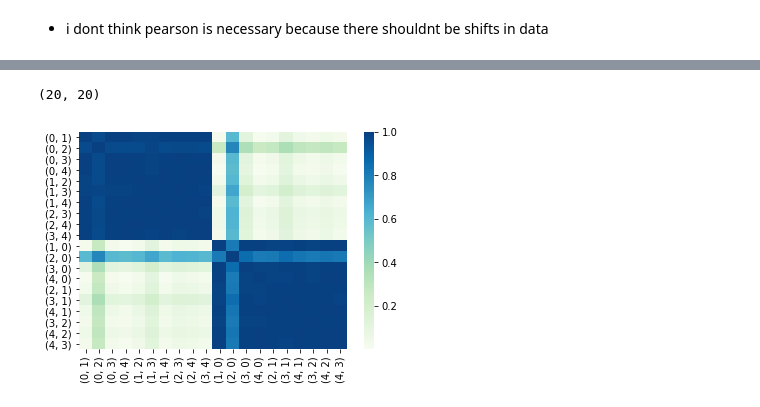
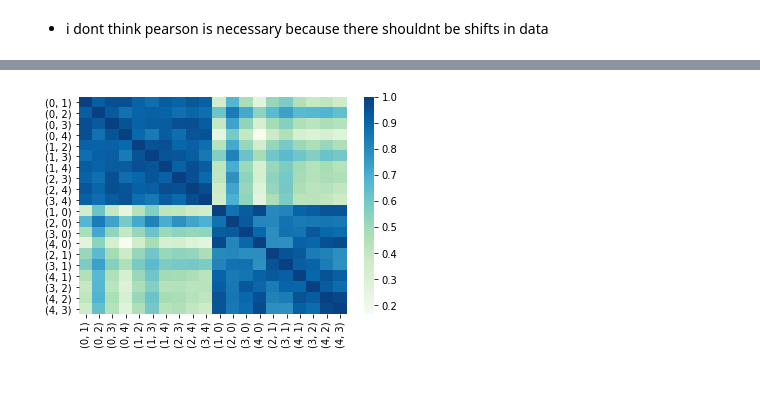
Before and after one commit to riddhi0101/Learning-NeuralNets, a Jupyter notebook: ActivationsRec.ipynb, the cells around one changed output, grey strips where cells are left out. Cells and saved outputs as stored; diff of their text form; code cells hidden in the pictures.

```diff
--- a/ActivationsRec.ipynb
+++ b/ActivationsRec.ipynb
@@ -236,15 +236,19 @@ class ModelFull(nn.Module):
         self.lin2 = nn.Linear(h1d, h2d)
         self.lin3 = nn.Linear(h2d, h3d)
         self.lin4 = nn.Linear(h3d, outd)
-        self.activations = []
+        self.activations1 = []
+        self.activations2 = []
+        self.activations3 = []
         self.pairs = []
 
     def forward(self, x, recActivations = False):
         if recActivations:
             x1 = torch.relu(self.lin1(x))
+            self.activations1.append(x1)
             x2 = torch.relu(self.lin2(x1))
+            self.activations2.append(x2)
             x3 = torch.relu(self.lin3(x2))
-            self.activations.append(x3)
+            self.activations3.append(x3)
             x4 = torch.sigmoid(self.lin4(x3))
             return x4
         else:
@@ -432,12 +450,2 @@ print (len(avgDict.keys()))
 # %% [output]
 20
-# %%
-sortedKeys = sorted(avgDict)
-print(sortedKeys)
-sortedMatrix = np.empty([20,64])
-sortedMatrixUnit = np.empty([20,64])
-for i in range(20):
-    key = sortedKeys[i]
-    sortedMatrix[i] = avgDict[key]
-    sortedMatrixUnit[i] =  avgDict[key]/np.linalg.norm(avgDict[key])
-print(sortedMatrixUnit)
@@ -453 +452,17 @@ print(sortedMatrixUnit)
+# %%
+
+# takes keys to sort by and returns a matrix in that order
+def sortbykey(sortedKeys, avgDict):
+    size1 = avgDict[(0,1)].shape[0]
+    sortedMatrix = np.empty([20,size1])
+    for i in range(20):
+        key = sortedKeys[i]
+        sortedMatrix[i] = avgDict[key]
+    return sortedMatrix
+
+def mkUnitbyRow(matrix):
+    unitMatrix = np.empty(list(matrix.shape))
+    for i in range(20):
+        unitMatrix[i] =  matrix[i]/np.linalg.norm(matrix[i])
+    return unitMatrix
 # %%
@@ -543,7 +500,7 @@ hm = sns.heatmap(simSorted1, xticklabels=sortbypair, yticklabels=sortbypair, cma
 # %%
-simSorted2 = simMatrix(lgMatrixUnit)
-print(simSorted2.shape)
-hm = sns.heatmap(simSorted2, xticklabels=lessGreater, yticklabels=lessGreater, cmap="GnBu")
+lgActiv2 = sortbykey(lessGreater, avgDict2)
+lgActiv2 = mkUnitbyRow(lgActiv2)
+simlgActiv2 = np.matmul(lgActiv2,np.transpose(lgActiv2))
+hm = sns.heatmap(simlgActiv2, xticklabels=lessGreater, yticklabels=lessGreater, cmap="GnBu")
 # %% [output]
-(20, 20)
-[figure, old version]
+[figure, new version]
```
Also changed, not shown: parts of 19 cells of this notebook.
